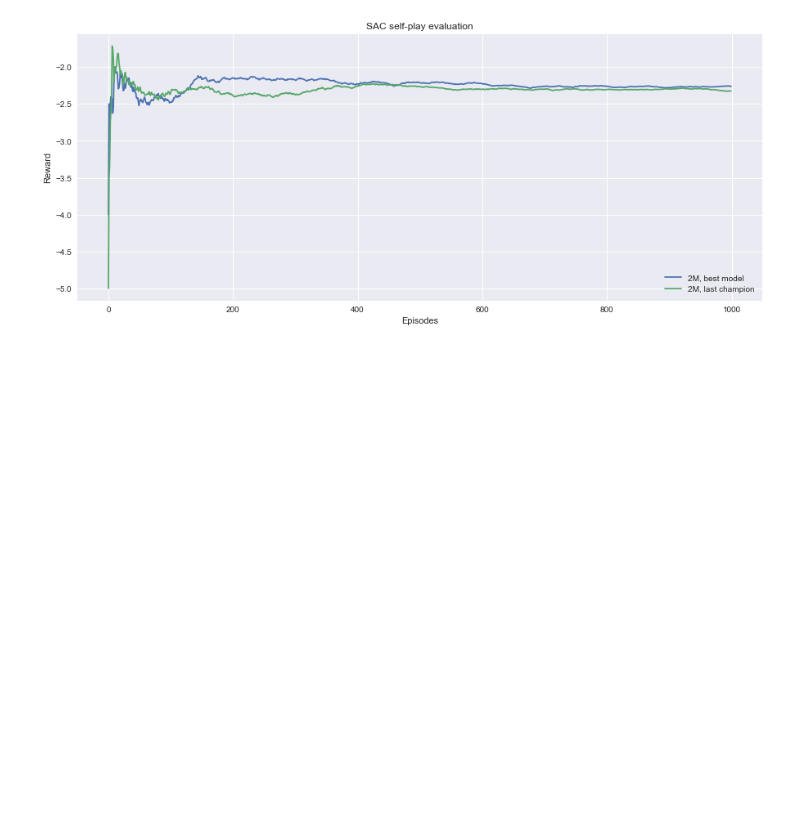
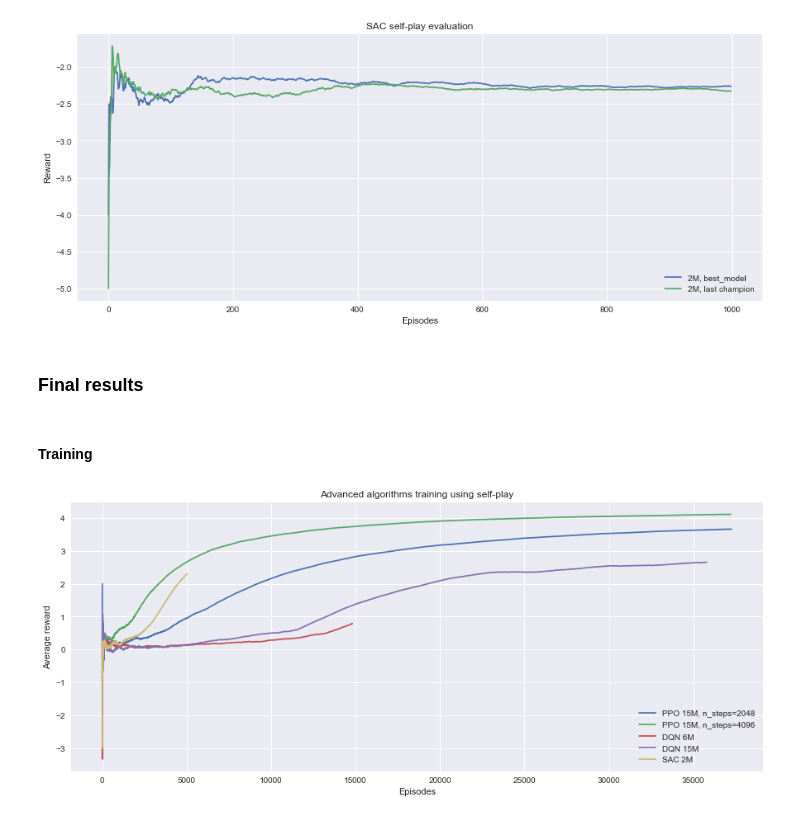
Before and after one commit to andreszpt/rl-slimevolley, a Jupyter notebook: src/selfplay.ipynb, the cells around one changed output. Cells and saved outputs as stored; diff of their text form; code cells hidden in the pictures; blank space fills up the shorter version.

```diff
--- a/src/selfplay.ipynb
+++ b/src/selfplay.ipynb
@@ -326,3 +331,27 @@ ax.set_title('SAC self-play evaluation')
 ax.legend(loc='lower right');
 # %% [output]
 [figure]
+# %% [markdown]
+### Final results
+# %% [markdown]
+#### Training
+# %%
+ppo_train1 = pd.read_csv(join(LOGDIR, 'PPO', 'ppo15m_v1_train.monitor.csv'), skiprows=1).loc[:, 'r'].expanding().mean()
+ppo_train2 = pd.read_csv(join(LOGDIR, 'PPO', 'ppo15m_v2_train.monitor.csv'), skiprows=1).loc[:, 'r'].expanding().mean()
+dqn_train1 = pd.read_csv(join(LOGDIR, 'DQN', 'dqn6m_train.monitor.csv'), skiprows=1).loc[:, 'r'].expanding().mean()
+dqn_train2 = pd.read_csv(join(LOGDIR, 'DQN', 'dqn15m_train.monitor.csv'), skiprows=1).loc[:, 'r'].expanding().mean()
+sac_train = pd.read_csv(join(LOGDIR, 'SAC', 'sac2m_train.monitor.csv'), skiprows=1).loc[:, 'r'].expanding().mean()
+fig, ax = plt.subplots(figsize=(15, 6))
+ax.plot(ppo_train1, label='PPO 15M, n_steps=2048')
+ax.plot(ppo_train2, label='PPO 15M, n_steps=4096')
+ax.plot(dqn_train1, label='DQN 6M')
+ax.plot(dqn_train2, label='DQN 15M')
+ax.plot(sac_train, label='SAC 2M')
+ax.set_xlabel('Episodes')
+ax.set_ylabel('Average reward')
+ax.set_title('Advanced algorithms training using self-play')
+ax.legend();
+
+plt.savefig(join(FIGDIR, 'Advanced algorithms training using self-play.png'), dpi=300, bbox_inches='tight')
+# %% [output]
+[figure, added]
```
Also changed, not shown: parts of 6 cells of this notebook, 10 other files.
